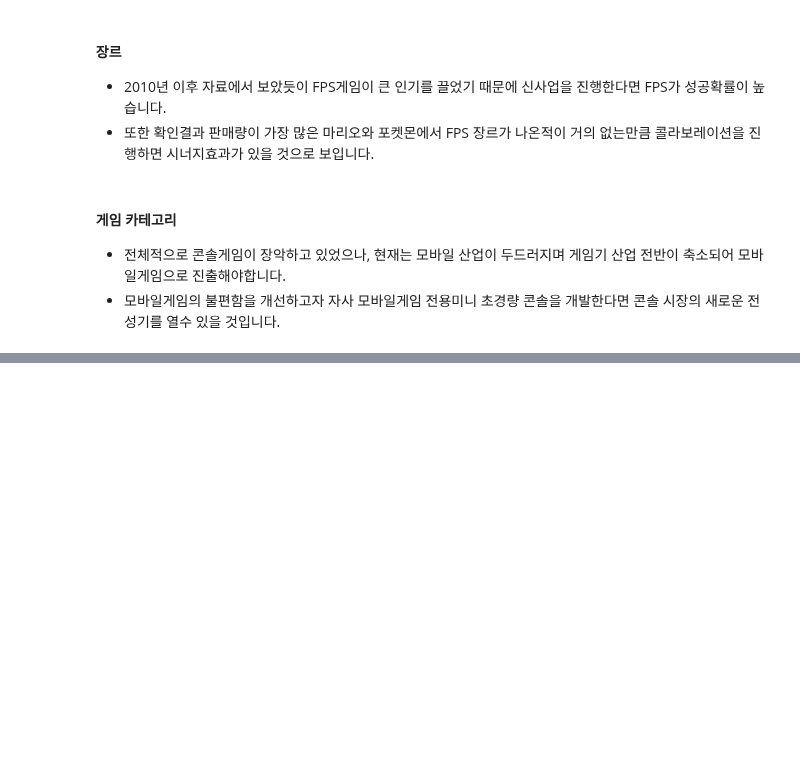
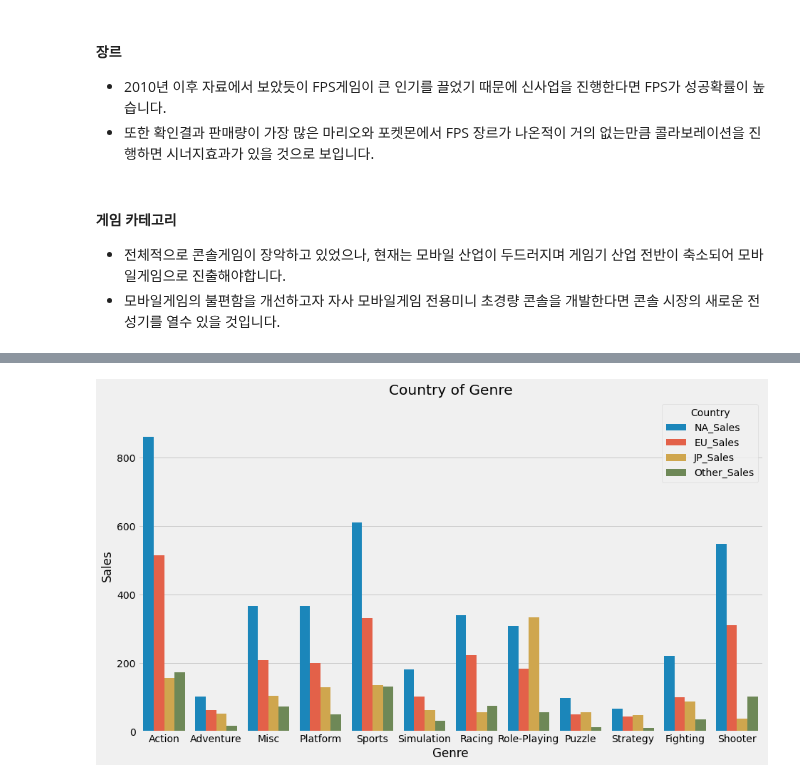
Before and after one commit to ev1025/Code_States_Study, a Jupyter notebook: Section1_Project_2일차.ipynb, the cells around one changed output, grey strips where cells are left out. Saved outputs shown, nothing was run; the diff lists cells and outputs as text; code cells hidden in the pictures; blank space fills up the shorter version.

```diff
--- a/Section1_Project_2일차.ipynb
+++ b/Section1_Project_2일차.ipynb
@@ -455,0 +482,3 @@ plt.show();
+# %%
+df5 = pd.melt(df, id_vars =df.columns[0:5] , value_vars=df.columns[5:9],var_name = 'Country', value_name='Sales')
+df5
@@ -455,0 +499,8 @@ plt.show();
+# %%
+# 장르별 나라 판매량
+plt.figure(figsize=(14,8))
+sns.barplot(data = df5, x='Genre',y='Sales',hue='Country', errwidth=0, estimator = sum)
+plt.title('Country of Genre')
+plt.show();
+# %% [output]
+[figure, added]
```
Also changed, not shown: parts of 9 cells of this notebook.
